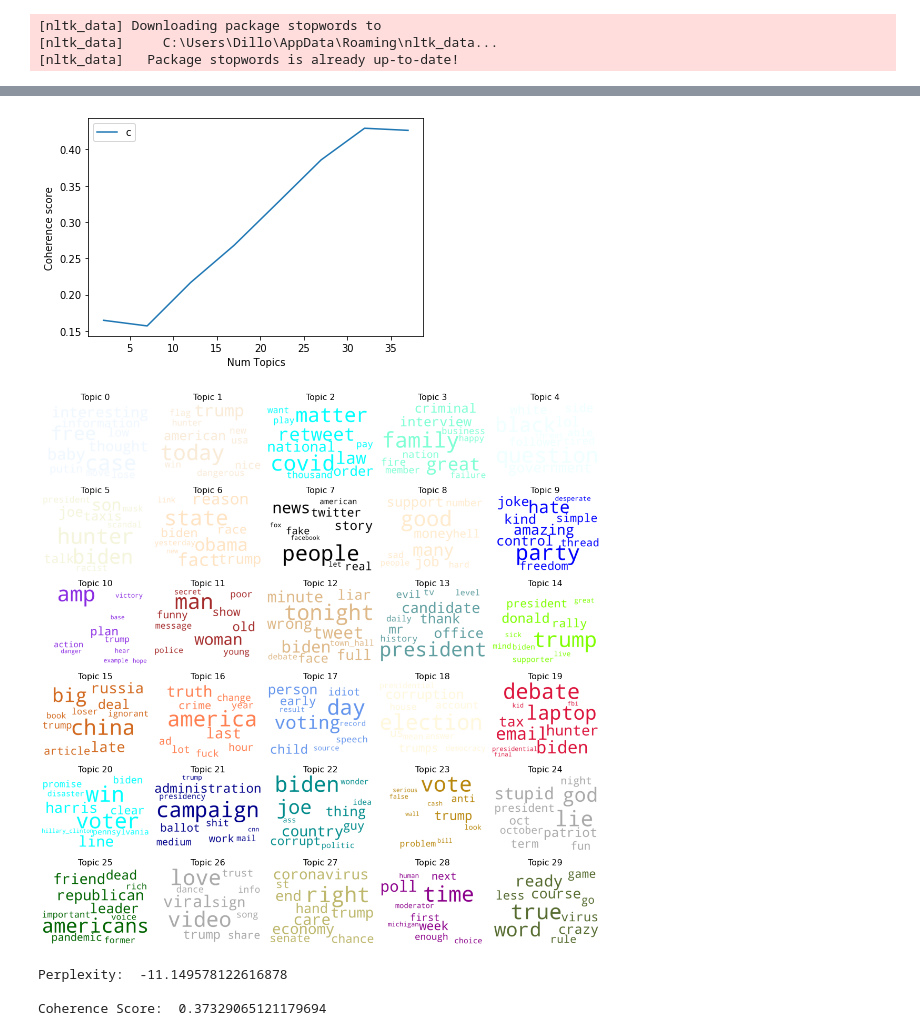
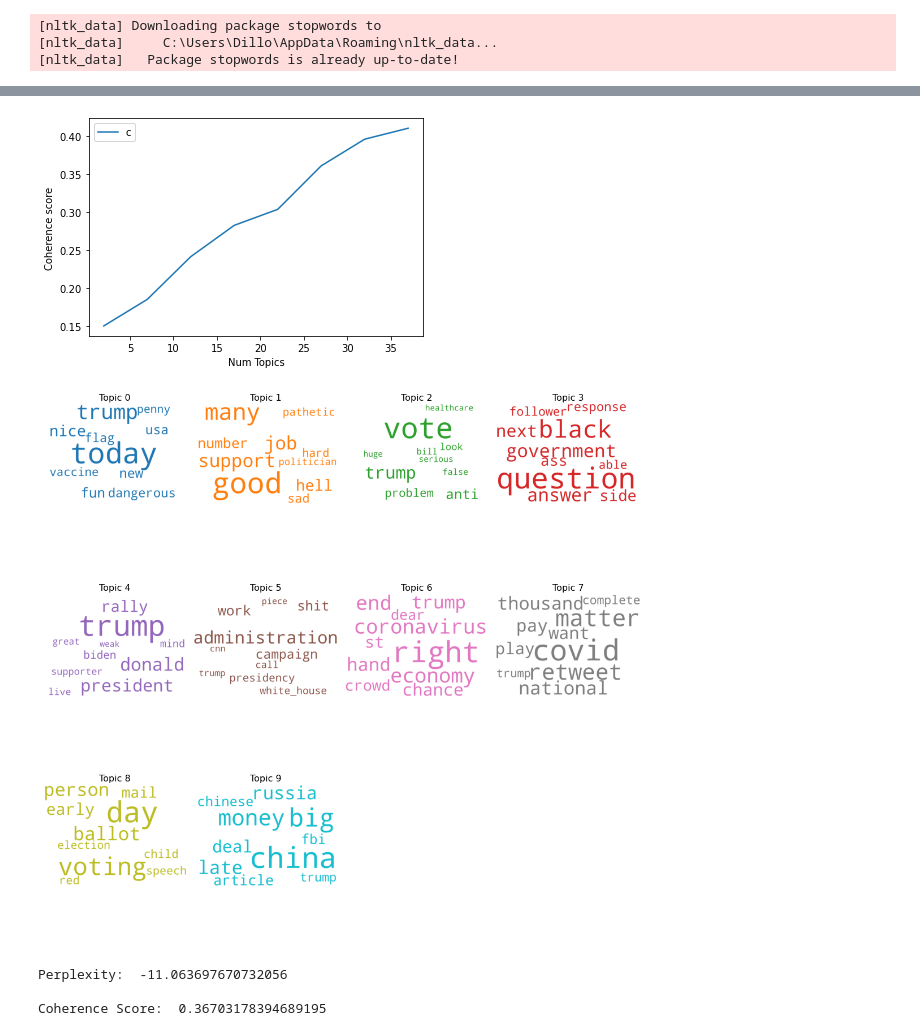
Before and after one commit to dillonmabry/2020-presidential-topics, a Jupyter notebook: jupyter-notebooks/LDA-Analysis.ipynb, the cells around one changed output, grey strips where cells are left out. Saved outputs shown, nothing was run; the diff lists cells and outputs as text; code cells hidden in the pictures.

Commit message:
Update LDA to use 250k as starting point, generate top 10 topics word clouds, update model generation

```diff
--- a/jupyter-notebooks/LDA-Analysis.ipynb
+++ b/jupyter-notebooks/LDA-Analysis.ipynb
@@ -95,7 +95,7 @@ def preprocess_hashtags(text):
 # %%
 # Preprocessing
 df["hashtag"] = df["tweet"].apply(lambda x: preprocess_hashtags(x)) # Get hashtags for future analysis
-df["day"] = df["created_at"].dt.day # Get day for temporal analysis (topic evolution by day)
+df["week"] = df["created_at"].dt.isocalendar().week # Get week for temporal analysis (topic evolution by week)
 df["tweet"] = df["tweet"].apply(lambda x: preprocess_tweet(x)) # Twitter preprocessing https://pypi.org/project/tweet-preprocessor/
 data = df["tweet"].values.tolist() # Convert to list
 # %%
@@ -200,13 +200,13 @@ topic
 # %%
 # World Cloud Plots
-def create_word_cloud(topics, nrows, ncols, color_theme, max_words=10):
+def create_word_cloud(topics, nrows, ncols, color_theme, fig_name):
     colors = [color for name, color in color_theme]
 
     cloud = WordCloud(stopwords=stop_words,
                       background_color='white',
                       width=2500,
                       height=1800,
-                      max_words=max_words,
+                      max_words=10,
                       colormap='tab20',
                       color_func=lambda *args, **kwargs: colors[i],
                       prefer_horizontal=1.0)
@@ -229,6 +229,8 @@ def create_word_cloud(topics, nrows, ncols, color_theme, max_words=10):
     plt.axis('off')
     plt.margins(x=0, y=0)
     plt.tight_layout()
+    if fig_name:
+        plt.savefig(fig_name)
     plt.show()
 # %%
 topics = lda_model.show_topics(formatted=False, num_topics=10) # Get top 10 topics
@@ -285,7 +287,7 @@ plt.ylabel("Coherence score")
 plt.legend(("coherence_values"), loc='best')
 plt.show()
 # %% [output]
-[figure, old version]
+[figure, new version]
 # %%
 # Build LDA model
 optimal_model = gensim.models.LdaMulticore(corpus=corpus,
@@ -296,10 +298,10 @@ optimal_model = gensim.models.LdaMulticore(corpus=corpus,
                                        passes=10,
                                        per_word_topics=True)
 # %%
-opt_topics = optimal_model.show_topics(formatted=False, num_topics=-1) # Get all topics
-create_word_cloud(opt_topics, 6, 5, color_theme=mcolors.CSS4_COLORS.items())
+opt_topics = optimal_model.show_topics(formatted=False, num_topics=10) # Get top 10 topics
+create_word_cloud(opt_topics, 3, 4, mcolors.TABLEAU_COLORS.items(), 'word_cloud_opt.png')
 # %% [output]
-[figure, old version]
+[figure, new version]
 # %%
 # Compute Perplexity
 print('\nPerplexity: ', optimal_model.log_perplexity(corpus))
@@ -309,6 +311,6 @@ coherence_model_opt = CoherenceModel(model=optimal_model, texts=data_lemmatized,
 coherence_lda_opt = coherence_model_opt.get_coherence()
 print('\nCoherence Score: ', coherence_lda_opt)
 # %% [output]
-Perplexity:  -11.149578122616878
+Perplexity:  -11.063697670732056
 
-Coherence Score:  0.37329065121179694
+Coherence Score:  0.36703178394689195
```
Also changed, not shown: parts of 5 cells of this notebook, 2 other files.
